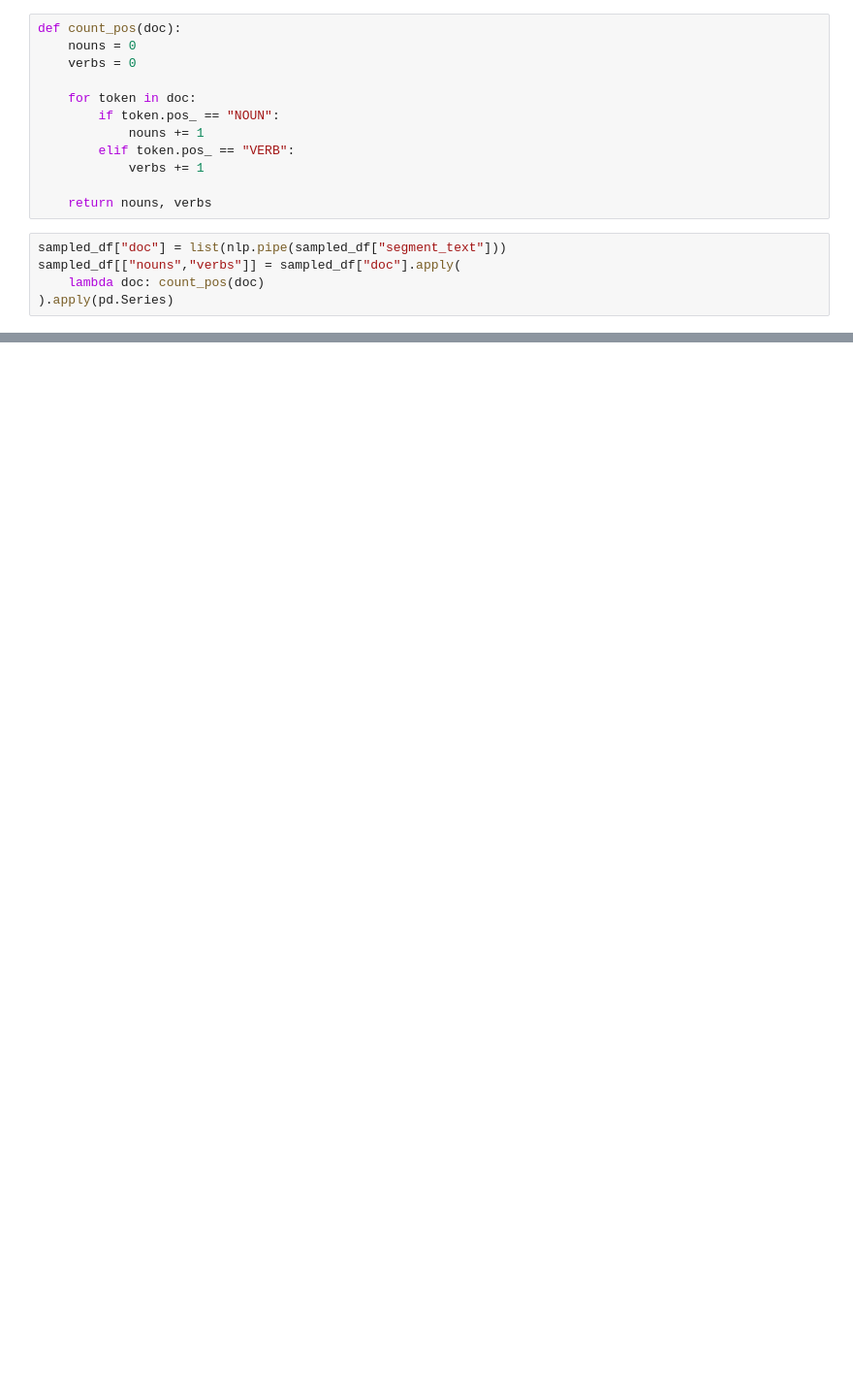
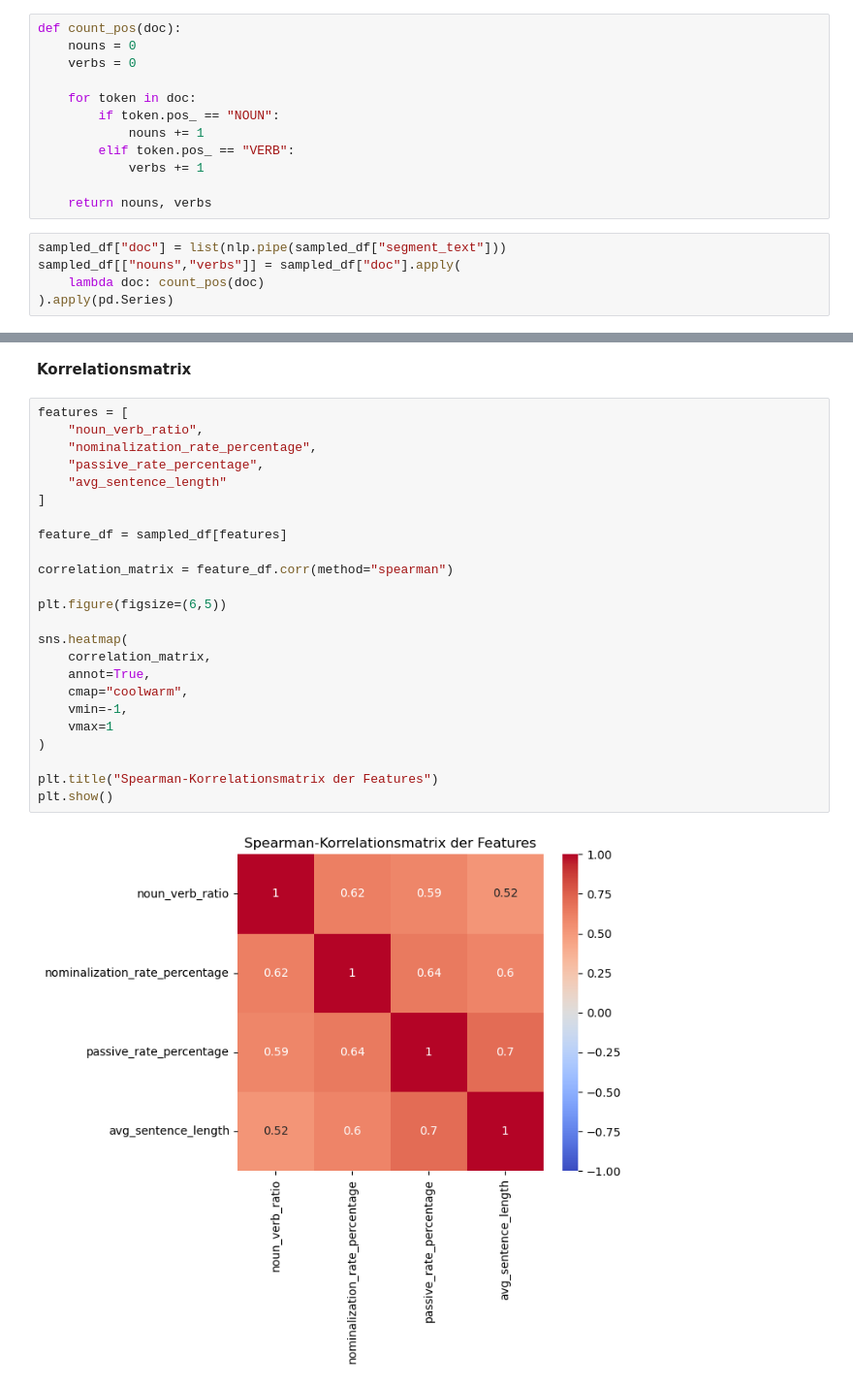
Before and after one commit to JasperTN05/distant-reading-kafka-project, a Jupyter notebook: explorative-korpus-analyse.ipynb, the cells around one changed output, grey strips where cells are left out. Shown at 97% size. Saved outputs shown, nothing was run; the diff lists cells and outputs as text; blank space fills up the shorter version.

```diff
--- a/explorative-korpus-analyse.ipynb
+++ b/explorative-korpus-analyse.ipynb
@@ -548,0 +676,28 @@ plt.show()
+# %% [markdown]
+<strong>Korrelationsmatrix</strong>
+# %%
+features = [
+    "noun_verb_ratio",
+    "nominalization_rate_percentage",
+    "passive_rate_percentage",
+    "avg_sentence_length"
+]
+
+feature_df = sampled_df[features]
+
+correlation_matrix = feature_df.corr(method="spearman")
+
+plt.figure(figsize=(6,5))
+
+sns.heatmap(
+    correlation_matrix,
+    annot=True,
+    cmap="coolwarm",
+    vmin=-1,
+    vmax=1
+)
+
+plt.title("Spearman-Korrelationsmatrix der Features")
+plt.show()
+# %% [output]
+[figure, added]
```
Also changed, not shown: parts of 21 cells of this notebook.
